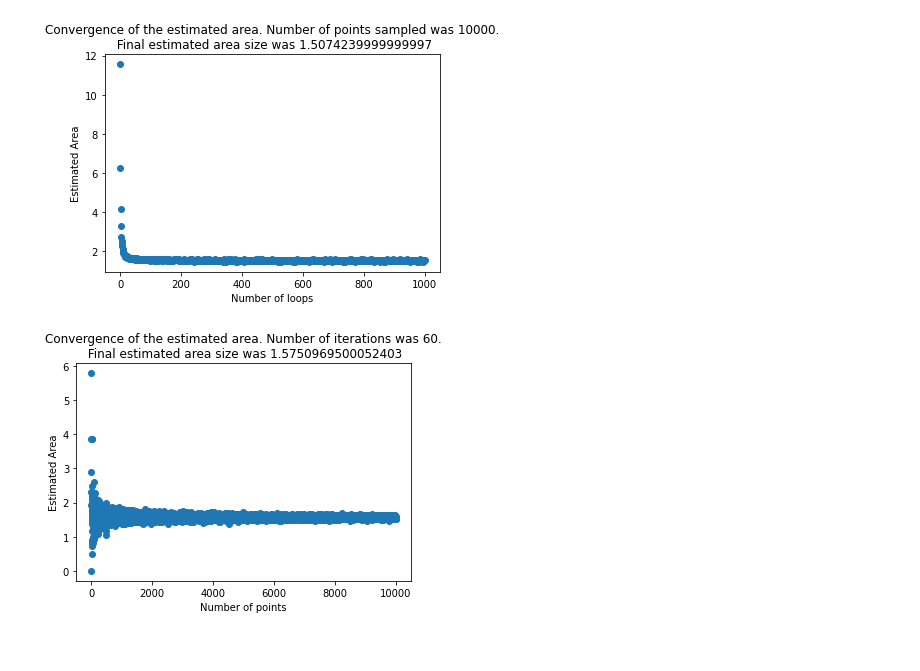
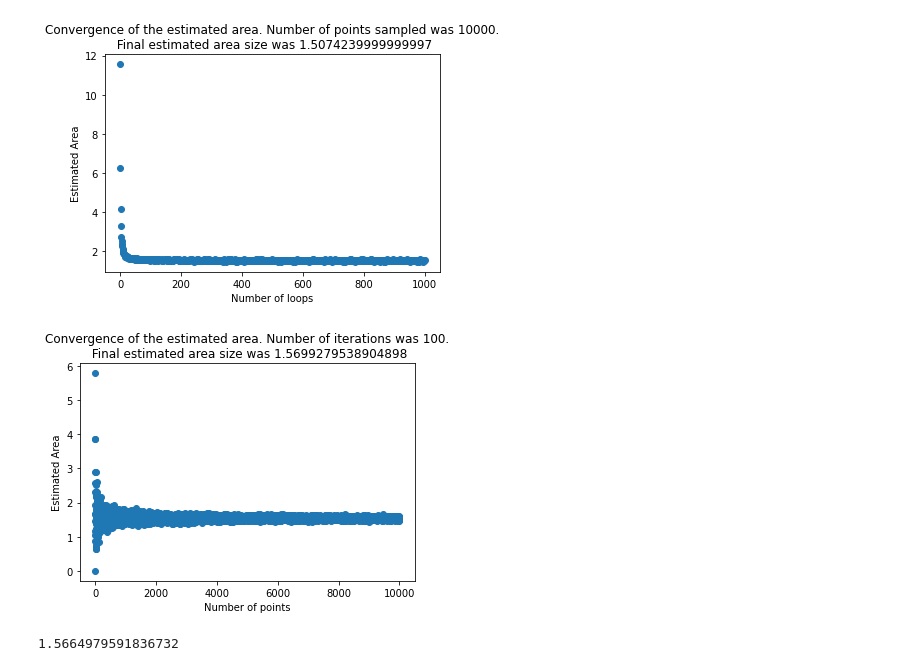
Before and after one commit to Caesar-blip/stochsim_assignment1, a Jupyter notebook: assignment1.ipynb, the cells around one changed output. Drawn from its saved outputs; the diff is of its cells as text; code cells hidden in the pictures.

Commit message:
orthogonal sampling is now included

```diff
--- a/assignment1.ipynb
+++ b/assignment1.ipynb
@@ -106,7 +106,7 @@ plt.savefig("precisionAreaLatin.jpg")
 inputPointSize = 10000
 inputPoint = np.arange(inputPointSize)
 np.random.shuffle(inputPoint)
-resultsPoint = Parallel(n_jobs=8)(delayed(monteCarloLatin)(precision = 60, width = i+1)
+resultsPoint = Parallel(n_jobs=8)(delayed(monteCarloLatin)(precision = 100, width = i+1)
                                       for i in notebook.tqdm(inputPoint))
 
 arrPoint = np.array(resultsPoint)
@@ -115,8 +115,13 @@ pointResult = np.array((inputPoint, arrPoint, errorPoint))
 # %%
 plt.scatter(pointResult[0], pointResult[1])
 plt.ylabel("Estimated Area")
 plt.xlabel("Number of points")
-plt.title(f"Convergence of the estimated area. Number of iterations was 60.\n Final estimated area size was {arrPoint[-1]}")
+plt.title(f"Convergence of the estimated area. Number of iterations was 100.\n Final estimated area size was {arrPoint[-1]}")
 plt.savefig("pointsAreaLatin.jpg")
 # %% [output]
-[figure, old version]
+[figure, new version]
+# %%
+simulator = mendelSim(simStrat = "orthogonal", width = 35**2, aspectRatio = 1, precision = 100)
+simulator.run_sim()
+# %% [output]
+1.5664979591836732
```
Also changed, not shown: parts of 2 cells of this notebook, 3 other files.
